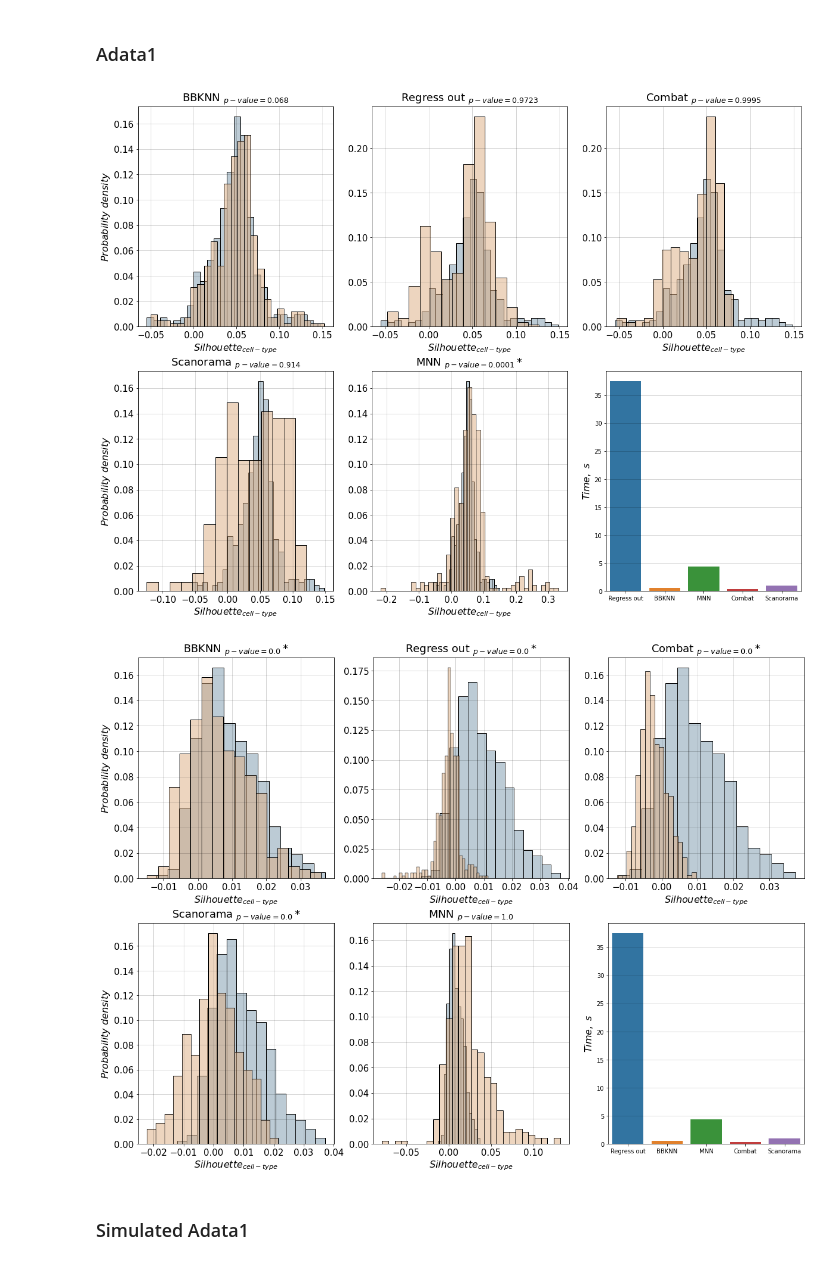
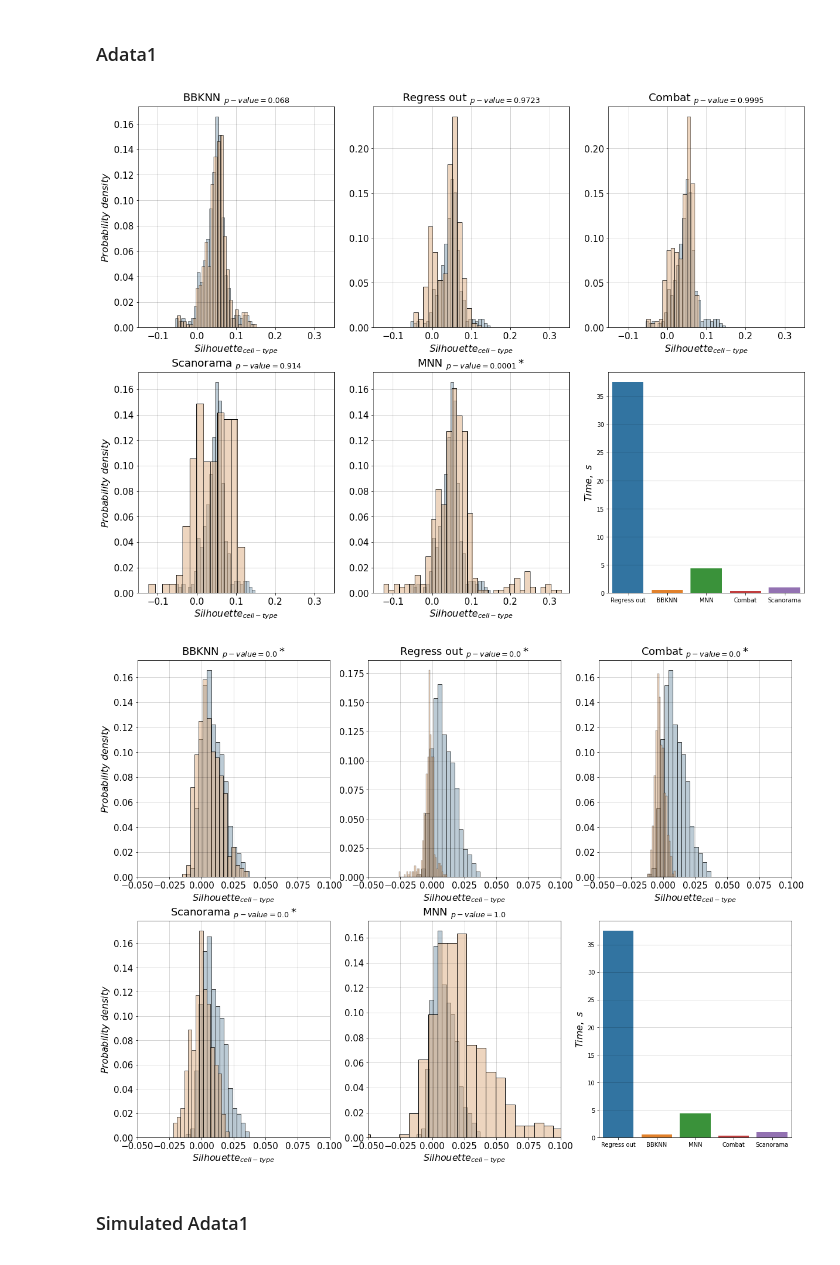
Before and after one commit to immunomind/bi2021spring, a Jupyter notebook: new_stage/notebooks/final_results.ipynb, the cells around one changed output. Drawn from its saved outputs; the diff is of its cells as text; code cells hidden in the pictures.

Commit message:
make the same x limits for each graph on panel

```diff
--- a/new_stage/notebooks/final_results.ipynb
+++ b/new_stage/notebooks/final_results.ipynb
@@ -26,20 +26,20 @@ We used 5 different libraries and 6 (now it is 5) datasets: 3 reall and 3 simula
 ### Read tables with tools performance
 # %%
 # Time performance
-time_table = pd.read_csv("time_performance.csv", index_col=0)
+time_table = pd.read_csv("../time_performance.csv", index_col=0)
 
 # Silhouette scores
-adata1_silhs = pd.read_csv("adata1_silhs/adata1_silhs.csv", index_col=0)
-sim_adata1_silhs = pd.read_csv("sim_adata1_silhs/adata1_silhs.csv", index_col=0)
-adata4_silhs = pd.read_csv("adata4_silhs/adata4_silhs.csv", index_col=0)
-sim_adata4_silhs = pd.read_csv("sim_adata4_silhs/adata4_silhs.csv", index_col=0)
-adata7_silhs = pd.read_csv("adata7_silhs/adata7_silhs.csv", index_col=0)
-# sim_adata7_silhs = pd.read_csv("sim_adata7_silhs/adata7_silhs.csv", index_col=0)
+adata1_silhs = pd.read_csv("../adata1/adata1_silhs.csv", index_col=0)
+sim_adata1_silhs = pd.read_csv("../simulated_adata1/adata1_silhs.csv", index_col=0)
+adata4_silhs = pd.read_csv("../adata4/adata4_silhs.csv", index_col=0)
+sim_adata4_silhs = pd.read_csv("../simulated_adata4/adata4_silhs.csv", index_col=0)
+adata7_silhs = pd.read_csv("../adata7/adata7_silhs.csv", index_col=0)
+# sim_adata7_silhs = pd.read_csv("../simulated_adata7/adata7_silhs.csv", index_col=0)
 # %%
 algs_cellt = ["bbknn_bt", "regr_bt", "combat_bt", "scanorama_bt", "mnn_bt"]
 algs_title = ["BBKNN", "Regress out", "Combat", "Scanorama", "MNN"]
 # %%
-def plot_result(adata_silhs, algs_title, p_values, times, by="celltype"):
+def plot_result(adata_silhs, algs_title, p_values, times, xlim=[None, None], by="celltype"):
     """
     Plot histograms to compare algormthms and baseline and also plot bar of time performance
     """
@@ -53,7 +53,8 @@ def plot_result(adata_silhs, algs_title, p_values, times, by="celltype"):
     fig, axes = plt.subplots(nrows=2, ncols=3)
     coords = [[0, 0], [0, 1], [0, 2],
               [1, 0], [1, 1], [1, 2]]
-
+    #plt.xlim(xlim)
+    plt.setp(axes, xlim=xlim)
     for al, ax, alg, p_val in zip(algs_title, coords[:-1], algs_cellt, p_values):
         axes[ax[0], ax[1]].grid(which="major", color="black", alpha=0.2)
         sns.histplot(adata_silhs[base], color="#7B98AD", stat="probability", alpha=0.5, ax=axes[ax[0], ax[1]])
@@ -104,14 +105,14 @@ def calculate_p_val(adata_silhs, by="celltype"):
 ### Adata1
 # %%
 # Silhs based on cell type
-plot_result(adata1_silhs, algs_title, calculate_p_val(adata1_silhs, by="celltype")["p-value"], time_table["reall_500"])
+plot_result(adata1_silhs, algs_title, calculate_p_val(adata1_silhs, by="celltype")["p-value"], time_table["reall_500"], xlim=[-0.15, 0.35])
 # %% [output]
-[figure, old version]
+[figure, new version]
 # %%
 # Silhs based on batch
-plot_result(adata1_silhs, algs_title, calculate_p_val(adata1_silhs, by="batch")["p-value"], time_table["reall_500"], by="batch")
+plot_result(adata1_silhs, algs_title, calculate_p_val(adata1_silhs, by="batch")["p-value"], time_table["reall_500"], by="batch", xlim=[-0.05, 0.1])
 # %% [output]
-[figure, old version]
+[figure, new version]
 # %% [markdown]
 ### Simulated Adata1
 # %%
```
Also changed, not shown: parts of 6 cells of this notebook, 1 other file.
